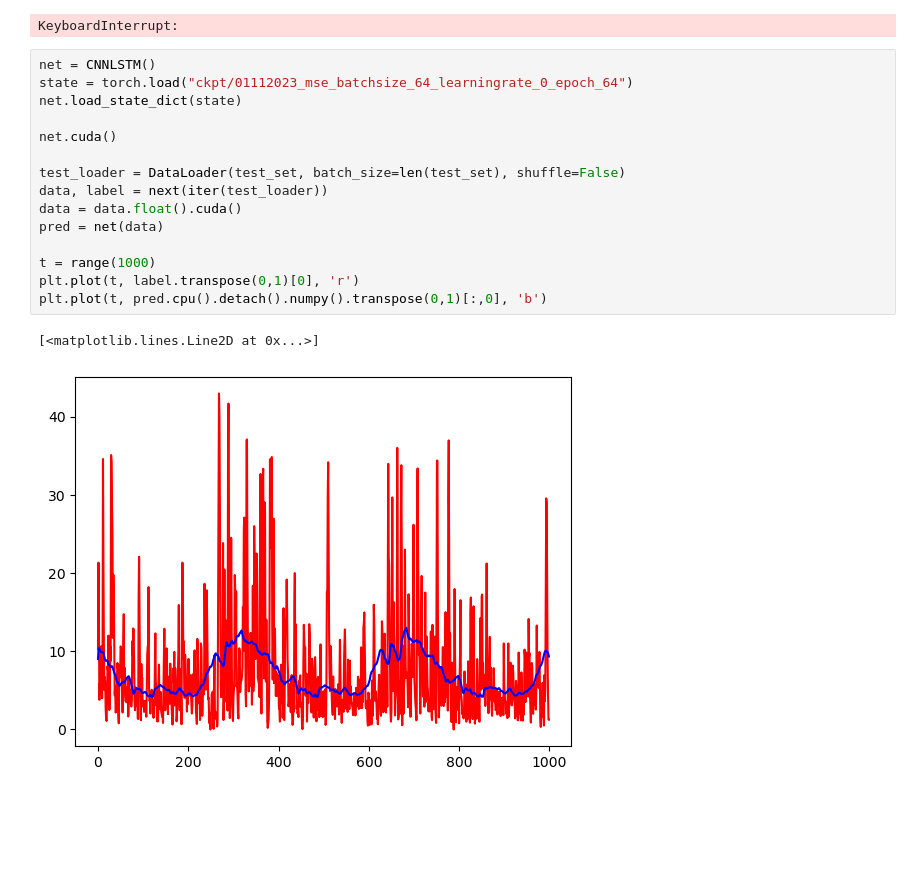
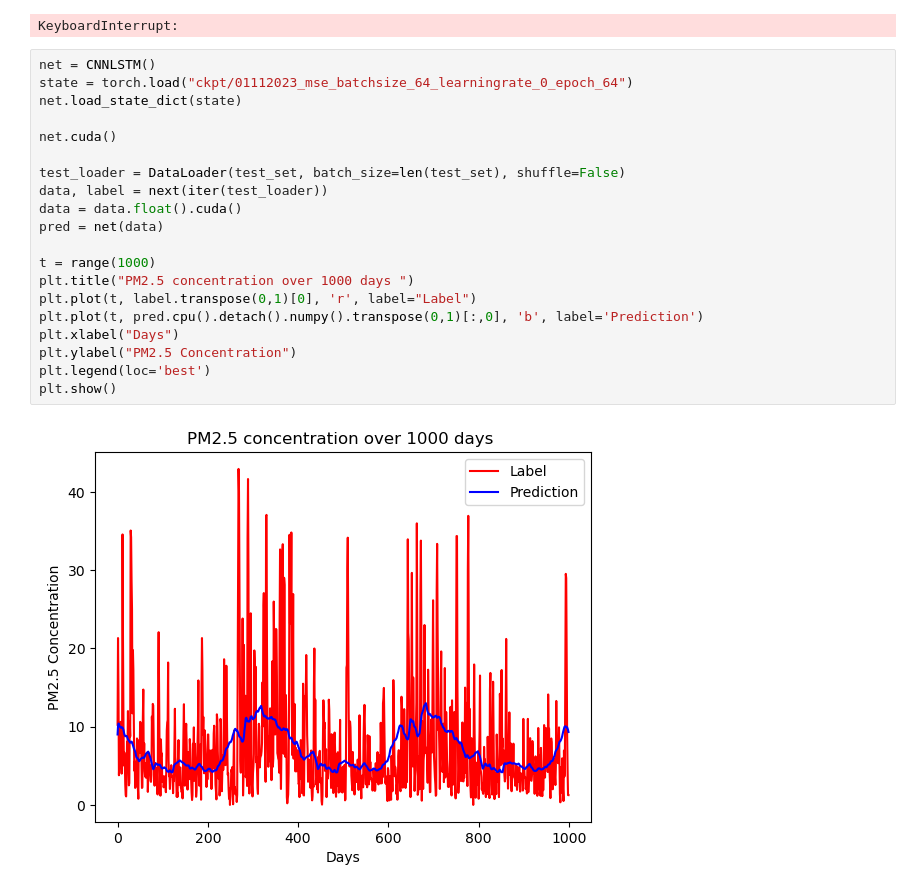
Before and after one commit to xuetingkai/APS360AirQuality, a Jupyter notebook: training.ipynb, the cells around one changed output. Saved outputs shown, nothing was run; the diff lists cells and outputs as text; blank space fills up the shorter version.

```diff
--- a/training.ipynb
+++ b/training.ipynb
@@ -258,18 +272,22 @@ KeyboardInterrupt:
 # %%
 net = CNNLSTM()
 state = torch.load("ckpt/01112023_mse_batchsize_64_learningrate_0_epoch_64")
 net.load_state_dict(state)
 
 net.cuda()
 
 test_loader = DataLoader(test_set, batch_size=len(test_set), shuffle=False)
 data, label = next(iter(test_loader))
 data = data.float().cuda()
 pred = net(data)
 
 t = range(1000)
-plt.plot(t, label.transpose(0,1)[0], 'r')
-plt.plot(t, pred.cpu().detach().numpy().transpose(0,1)[:,0], 'b')
+plt.title("PM2.5 concentration over 1000 days ")
+plt.plot(t, label.transpose(0,1)[0], 'r', label="Label")
+plt.plot(t, pred.cpu().detach().numpy().transpose(0,1)[:,0], 'b', label='Prediction')
+plt.xlabel("Days")
+plt.ylabel("PM2.5 Concentration")
+plt.legend(loc='best')
+plt.show()
 # %% [output]
-[<matplotlib.lines.Line2D at 0x...>]
-[figure, old version]
+[figure, new version]
```
Also changed, not shown: parts of 2 cells of this notebook, 2 other files.
